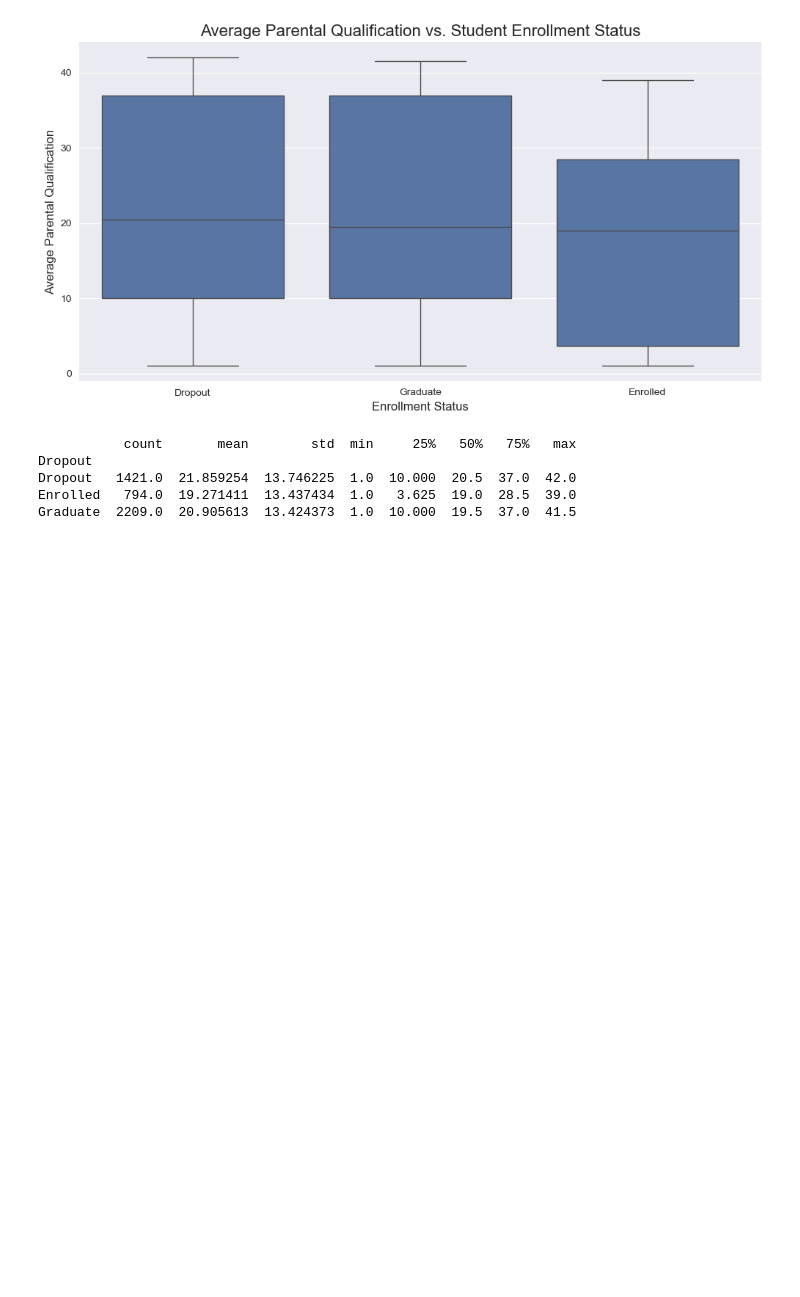
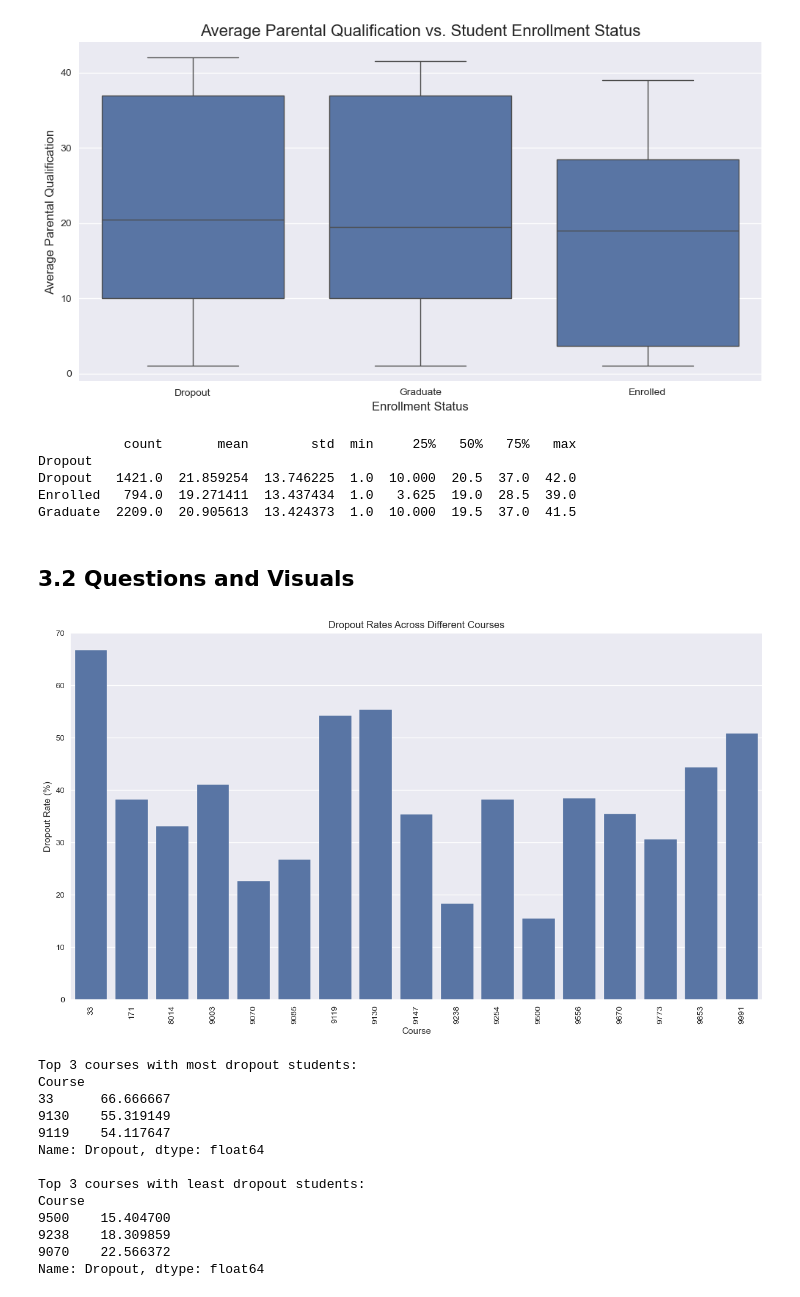
Before and after one commit to jadennathaniel/ml-lab1, a Jupyter notebook: lab1.ipynb, the cells around one changed output. Saved outputs shown, nothing was run; the diff lists cells and outputs as text; code cells hidden in the pictures; blank space fills up the shorter version.

Commit message:
3.2 graphs and questions

```diff
--- a/lab1.ipynb
+++ b/lab1.ipynb
@@ -288,3 +288,35 @@ Dropout
 Dropout   1421.0  21.859254  13.746225  1.0  10.000  20.5  37.0  42.0
 Enrolled   794.0  19.271411  13.437434  1.0   3.625  19.0  28.5  39.0
 Graduate  2209.0  20.905613  13.424373  1.0  10.000  19.5  37.0  41.5
+# %% [markdown]
+## 3.2 Questions and Visuals
+# %%
+# 1. How does the distribution of dropout rates vary across different courses?
+plt.figure(figsize=(15, 8))
+dropout_rates = df.groupby('Course')['Dropout'].apply(lambda x: (x == 'Dropout').mean() * 100)
+sns.barplot(x=dropout_rates.index, y=dropout_rates.values)
+plt.title('Dropout Rates Across Different Courses')
+plt.xlabel('Course')
+plt.ylabel('Dropout Rate (%)')
+plt.xticks(rotation=90)
+plt.show()
+
+print("Top 3 courses with most dropout students:")
+print(dropout_rates.sort_values(ascending=False).head(3))
+print("\nTop 3 courses with least dropout students:")
+print(dropout_rates.sort_values().head(3))
+# %% [output]
+[figure, added]
+Top 3 courses with most dropout students:
+Course
+33      66.666667
+9130    55.319149
+9119    54.117647
+Name: Dropout, dtype: float64
+
+Top 3 courses with least dropout students:
+Course
+9500    15.404700
+9238    18.309859
+9070    22.566372
+Name: Dropout, dtype: float64
```
Also changed, not shown: parts of 2 cells of this notebook.
